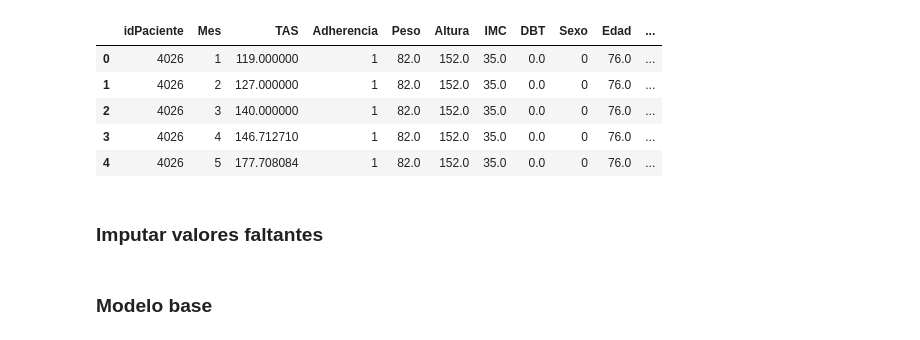
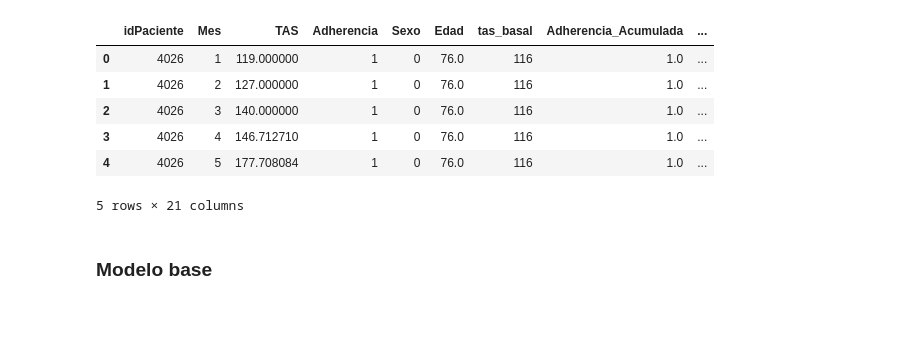
Before and after one commit to ecometto94/Tesis, a Jupyter notebook: Sintaxis/Análisis Inferencial.ipynb, the cells around one changed output. Drawn from its saved outputs; the diff is of its cells as text; code cells hidden in the pictures.

```diff
--- a/Sintaxis/Análisis Inferencial.ipynb
+++ b/Sintaxis/Análisis Inferencial.ipynb
@@ -8,13 +7,13 @@ import statsmodels.api as sm
 # plt.style.use('dark_background')
 random_state=42
 # %%
-tesis = pd.read_csv("../Datos/tesis_final.csv")
-tesis["Adherencia_Perfecta"] = tesis["Adherencia_Total"] == 1
+tesis = pd.read_csv("../Datos/tesis_final_preprocesado.csv")
 tesis.head()
 # %% [output]
-|  | idPaciente | Mes | TAS | Adherencia | Peso | Altura | IMC | DBT | Sexo | Edad | ... |
-| 0 | 4026 | 1 | 119.000000 | 1 | 82.0 | 152.0 | 35.0 | 0.0 | 0 | 76.0 | ... |
-| 1 | 4026 | 2 | 127.000000 | 1 | 82.0 | 152.0 | 35.0 | 0.0 | 0 | 76.0 | ... |
-| 2 | 4026 | 3 | 140.000000 | 1 | 82.0 | 152.0 | 35.0 | 0.0 | 0 | 76.0 | ... |
-| 3 | 4026 | 4 | 146.712710 | 1 | 82.0 | 152.0 | 35.0 | 0.0 | 0 | 76.0 | ... |
-| 4 | 4026 | 5 | 177.708084 | 1 | 82.0 | 152.0 | 35.0 | 0.0 | 0 | 76.0 | ... |
+|  | idPaciente | Mes | TAS | Adherencia | Sexo | Edad | tas_basal | Adherencia_Acumulada | ... |
+| 0 | 4026 | 1 | 119.000000 | 1 | 0 | 76.0 | 116 | 1.0 | ... |
+| 1 | 4026 | 2 | 127.000000 | 1 | 0 | 76.0 | 116 | 1.0 | ... |
+| 2 | 4026 | 3 | 140.000000 | 1 | 0 | 76.0 | 116 | 1.0 | ... |
+| 3 | 4026 | 4 | 146.712710 | 1 | 0 | 76.0 | 116 | 1.0 | ... |
+| 4 | 4026 | 5 | 177.708084 | 1 | 0 | 76.0 | 116 | 1.0 | ... |
+5 rows × 21 columns
@@ -23,2 +19,0 @@ tesis.head()
-# %% [markdown]
-### Imputar valores faltantes
```
Also changed, not shown: parts of 14 cells of this notebook, 10 other files.
